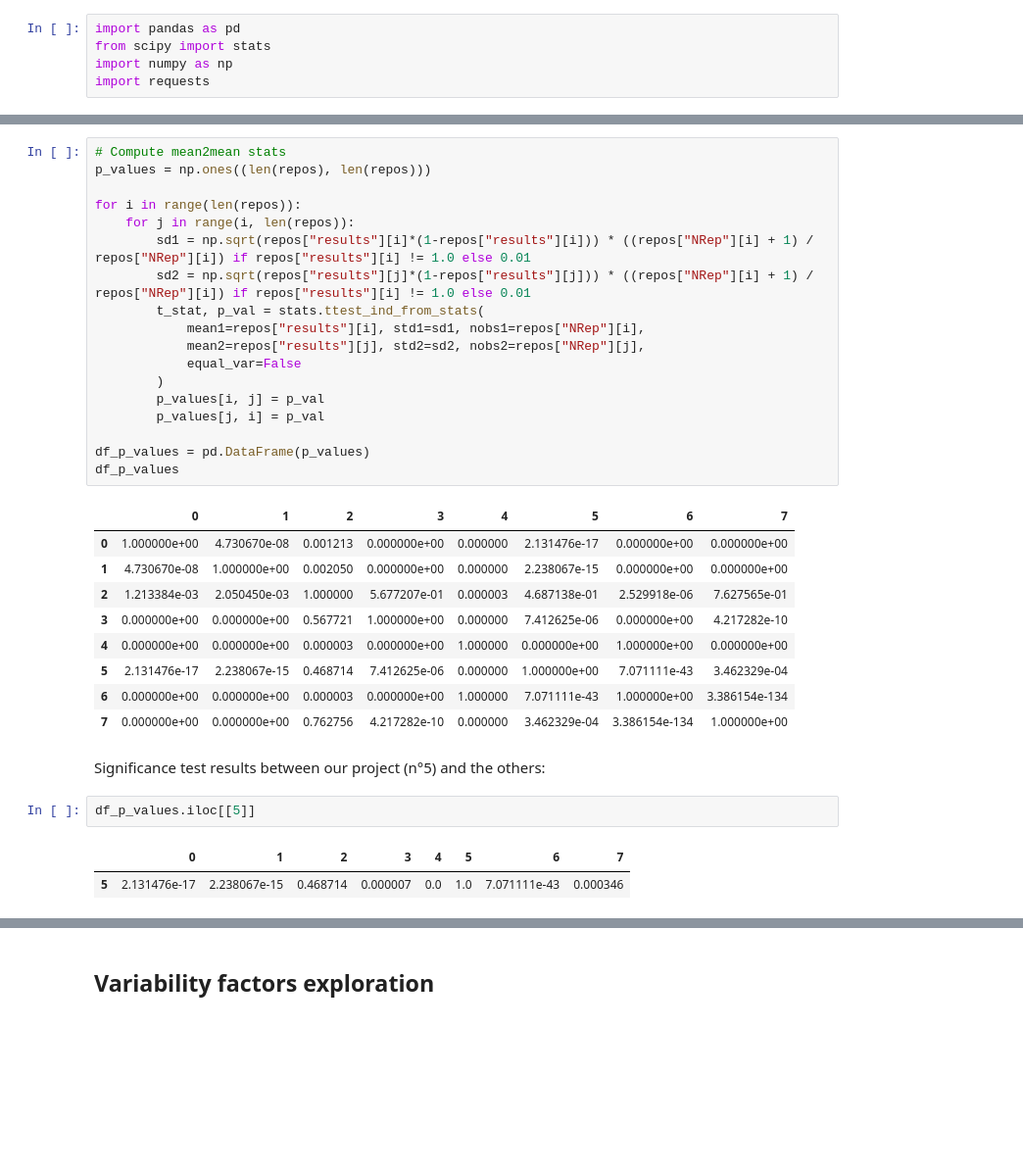
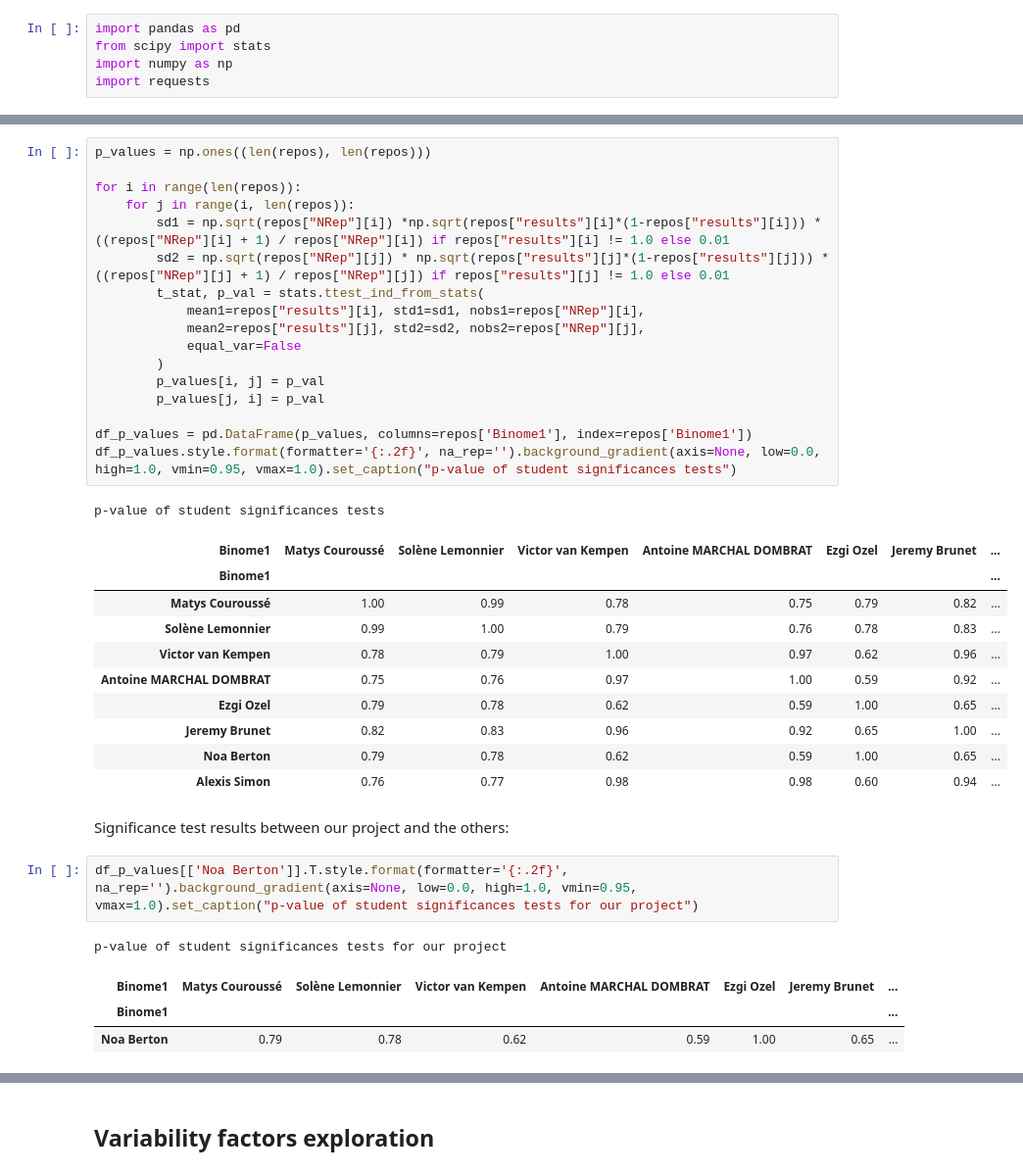
Before and after one commit to Kaeios/assoc-REP, a Jupyter notebook: resultsAnalysis.ipynb, the cells around one changed output, grey strips where cells are left out. Shown: that part at 98% size. Saved outputs shown, nothing was run; the diff lists cells and outputs as text; blank space fills up the shorter version.

Commit message:
Describe results

```diff
--- a/resultsAnalysis.ipynb
+++ b/resultsAnalysis.ipynb
@@ -66,40 +88,43 @@ See the caveats in the documentation: https://pandas.pydata.org/pandas-docs/stab
 | 6 | Noa Berton | Guillaume Freyermuth | Sujet 1 | https://github.com/Kaeios/assoc-REP/ | 100 | 1.0000 |
 | 7 | Alexis Simon | Malvin Chevallier | Sujet 3 | https://github.com/Dyskal/repro | 125000 | 0.7848 |
 # %%
-# Compute mean2mean stats
 p_values = np.ones((len(repos), len(repos)))
 
 for i in range(len(repos)):
     for j in range(i, len(repos)):
-        sd1 = np.sqrt(repos["results"][i]*(1-repos["results"][i])) * ((repos["NRep"][i] + 1) / repos["NRep"][i]) if repos["results"][i] != 1.0 else 0.01
-        sd2 = np.sqrt(repos["results"][j]*(1-repos["results"][j])) * ((repos["NRep"][i] + 1) / repos["NRep"][i]) if repos["results"][i] != 1.0 else 0.01
+        sd1 = np.sqrt(repos["NRep"][i]) *np.sqrt(repos["results"][i]*(1-repos["results"][i])) * ((repos["NRep"][i] + 1) / repos["NRep"][i]) if repos["results"][i] != 1.0 else 0.01
+        sd2 = np.sqrt(repos["NRep"][j]) * np.sqrt(repos["results"][j]*(1-repos["results"][j])) * ((repos["NRep"][j] + 1) / repos["NRep"][j]) if repos["results"][j] != 1.0 else 0.01
         t_stat, p_val = stats.ttest_ind_from_stats(
             mean1=repos["results"][i], std1=sd1, nobs1=repos["NRep"][i],
             mean2=repos["results"][j], std2=sd2, nobs2=repos["NRep"][j],
             equal_var=False
         )
         p_values[i, j] = p_val
         p_values[j, i] = p_val
 
-df_p_values = pd.DataFrame(p_values)
-df_p_values
+df_p_values = pd.DataFrame(p_values, columns=repos['Binome1'], index=repos['Binome1'])
+df_p_values.style.format(formatter='{:.2f}', na_rep='').background_gradient(axis=None, low=0.0, high=1.0, vmin=0.95, vmax=1.0).set_caption("p-value of student significances tests")
 # %% [output]
+p-value of student significances tests
-|  | 0 | 1 | 2 | 3 | 4 | 5 | 6 | 7 |
-| 0 | 1.000000e+00 | 4.730670e-08 | 0.001213 | 0.000000e+00 | 0.000000 | 2.131476e-17 | 0.000000e+00 | 0.000000e+00 |
-| 1 | 4.730670e-08 | 1.000000e+00 | 0.002050 | 0.000000e+00 | 0.000000 | 2.238067e-15 | 0.000000e+00 | 0.000000e+00 |
-| 2 | 1.213384e-03 | 2.050450e-03 | 1.000000 | 5.677207e-01 | 0.000003 | 4.687138e-01 | 2.529918e-06 | 7.627565e-01 |
-| 3 | 0.000000e+00 | 0.000000e+00 | 0.567721 | 1.000000e+00 | 0.000000 | 7.412625e-06 | 0.000000e+00 | 4.217282e-10 |
-| 4 | 0.000000e+00 | 0.000000e+00 | 0.000003 | 0.000000e+00 | 1.000000 | 0.000000e+00 | 1.000000e+00 | 0.000000e+00 |
-| 5 | 2.131476e-17 | 2.238067e-15 | 0.468714 | 7.412625e-06 | 0.000000 | 1.000000e+00 | 7.071111e-43 | 3.462329e-04 |
-| 6 | 0.000000e+00 | 0.000000e+00 | 0.000003 | 0.000000e+00 | 1.000000 | 7.071111e-43 | 1.000000e+00 | 3.386154e-134 |
-| 7 | 0.000000e+00 | 0.000000e+00 | 0.762756 | 4.217282e-10 | 0.000000 | 3.462329e-04 | 3.386154e-134 | 1.000000e+00 |
+| Binome1 | Matys Couroussé | Solène Lemonnier | Victor van Kempen | Antoine MARCHAL DOMBRAT | Ezgi Ozel | Jeremy Brunet | ... |
+| Binome1 |  |  |  |  |  |  | ... |
+| Matys Couroussé | 1.00 | 0.99 | 0.78 | 0.75 | 0.79 | 0.82 | ... |
+| Solène Lemonnier | 0.99 | 1.00 | 0.79 | 0.76 | 0.78 | 0.83 | ... |
+| Victor van Kempen | 0.78 | 0.79 | 1.00 | 0.97 | 0.62 | 0.96 | ... |
+| Antoine MARCHAL DOMBRAT | 0.75 | 0.76 | 0.97 | 1.00 | 0.59 | 0.92 | ... |
+| Ezgi Ozel | 0.79 | 0.78 | 0.62 | 0.59 | 1.00 | 0.65 | ... |
+| Jeremy Brunet | 0.82 | 0.83 | 0.96 | 0.92 | 0.65 | 1.00 | ... |
+| Noa Berton | 0.79 | 0.78 | 0.62 | 0.59 | 1.00 | 0.65 | ... |
+| Alexis Simon | 0.76 | 0.77 | 0.98 | 0.98 | 0.60 | 0.94 | ... |
 # %% [markdown]
-Significance test results between our project (n°5) and the others:
+Significance test results between our project and the others:
 # %%
-df_p_values.iloc[[5]]
+df_p_values[['Noa Berton']].T.style.format(formatter='{:.2f}', na_rep='').background_gradient(axis=None, low=0.0, high=1.0, vmin=0.95, vmax=1.0).set_caption("p-value of student significances tests for our project")
 # %% [output]
+p-value of student significances tests for our project
-|  | 0 | 1 | 2 | 3 | 4 | 5 | 6 | 7 |
-| 5 | 2.131476e-17 | 2.238067e-15 | 0.468714 | 0.000007 | 0.0 | 1.0 | 7.071111e-43 | 0.000346 |
+| Binome1 | Matys Couroussé | Solène Lemonnier | Victor van Kempen | Antoine MARCHAL DOMBRAT | Ezgi Ozel | Jeremy Brunet | ... |
+| Binome1 |  |  |  |  |  |  | ... |
+| Noa Berton | 0.79 | 0.78 | 0.62 | 0.59 | 1.00 | 0.65 | ... |
 # %% [markdown]
 ### Interpretation:
 
```
Also changed, not shown: parts of 12 cells of this notebook.
